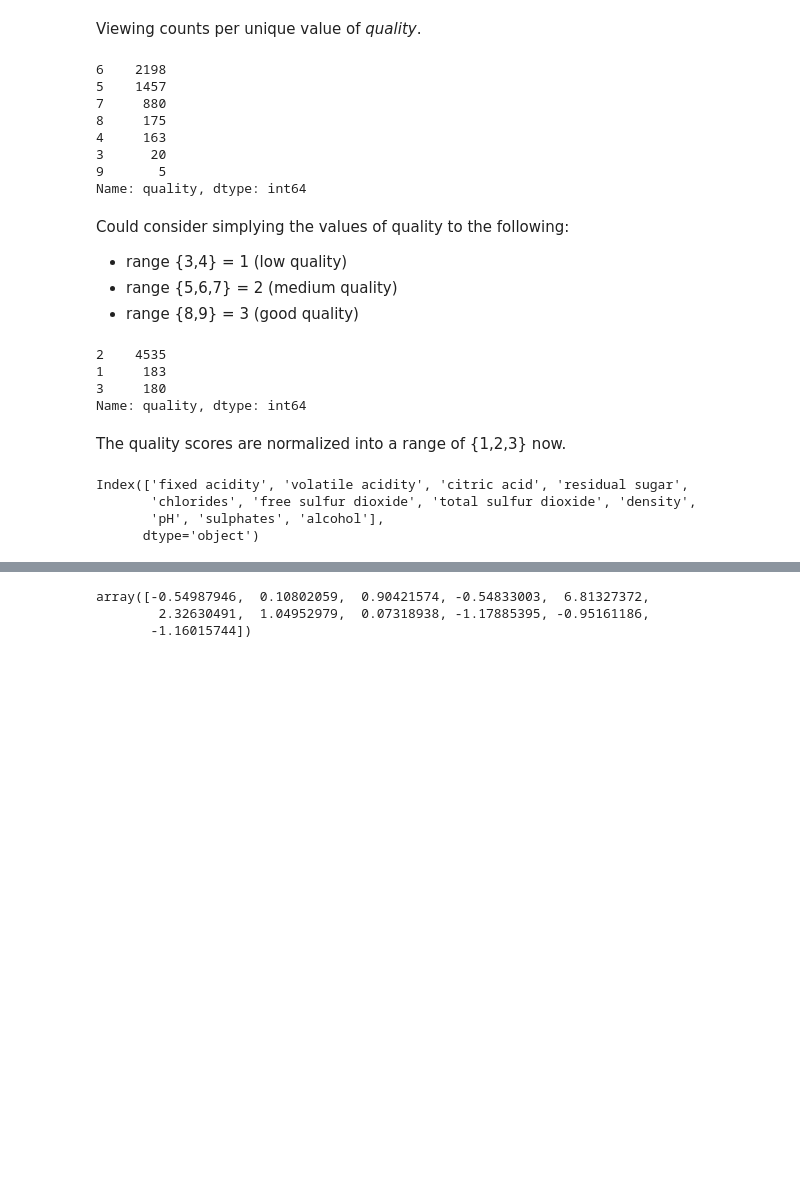
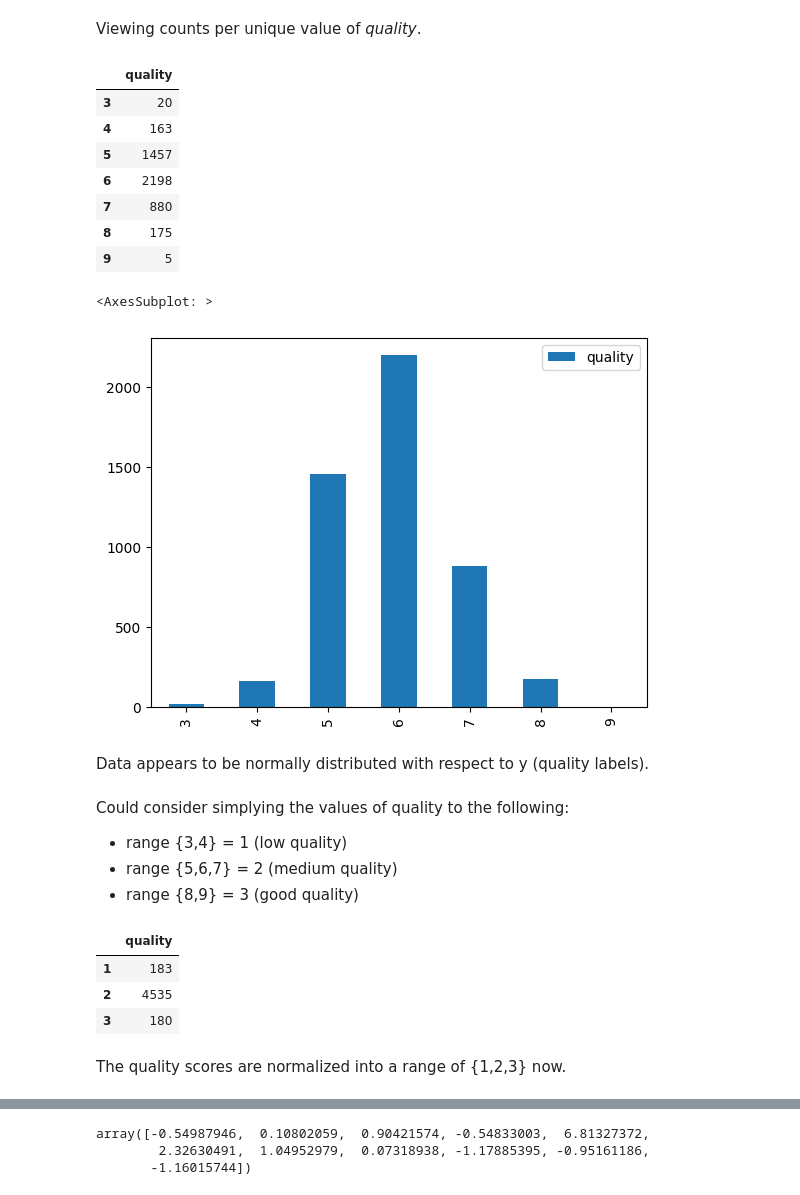
Before and after one commit to tarekel96/WineQualityClassification, a Jupyter notebook: explore.ipynb, the cells around one changed output, grey strips where cells are left out. Cells and saved outputs as stored; diff of their text form; code cells hidden in the pictures; blank space fills up the shorter version.

```diff
--- a/explore.ipynb
+++ b/explore.ipynb
@@ -46,16 +46,23 @@ memory usage: 459.3 KB
 # %% [markdown]
 Viewing counts per unique value of *quality*.
 # %%
-df['quality'].value_counts()
+df['quality'].value_counts().to_frame().sort_index().style.bar(color='#5fba7d')
 # %% [output]
-6    2198
-5    1457
-7     880
-8     175
-4     163
-3      20
-9       5
-Name: quality, dtype: int64
+|  | quality |
+| 3 | 20 |
+| 4 | 163 |
+| 5 | 1457 |
+| 6 | 2198 |
+| 7 | 880 |
+| 8 | 175 |
+| 9 | 5 |
+# %%
+df['quality'].value_counts().sort_index().to_frame().plot(kind='bar')
+# %% [output]
+<AxesSubplot: >
+[figure, added]
+# %% [markdown]
+Data appears to be normally distributed with respect to y (quality labels).
 # %% [markdown]
 Could consider simplying the values of quality to the following:
 - range {3,4} = 1 (low quality)
@@ -65,11 +72,11 @@ Could consider simplying the values of quality to the following:
 df_mod = df.copy()
 df_mod['quality'].replace([3,4,5,6,7,8,9],[1,1,2,2,2,3,3], inplace=True)
 # %%
-df_mod['quality'].value_counts()
+df_mod['quality'].value_counts().to_frame().sort_index().style.bar()
 # %% [output]
-2    4535
-1     183
-3     180
-Name: quality, dtype: int64
+|  | quality |
+| 1 | 183 |
+| 2 | 4535 |
+| 3 | 180 |
 # %% [markdown]
 The quality scores are normalized into a range of {1,2,3} now.
@@ -80,7 +84,0 @@ X, y = df_mod[X_cols], df_mod[y_col]
-# %%
-X.columns
-# %% [output]
-Index(['fixed acidity', 'volatile acidity', 'citric acid', 'residual sugar',
-       'chlorides', 'free sulfur dioxide', 'total sulfur dioxide', 'density',
-       'pH', 'sulphates', 'alcohol'],
-      dtype='object')
```
Also changed, not shown: parts of 32 cells of this notebook.
